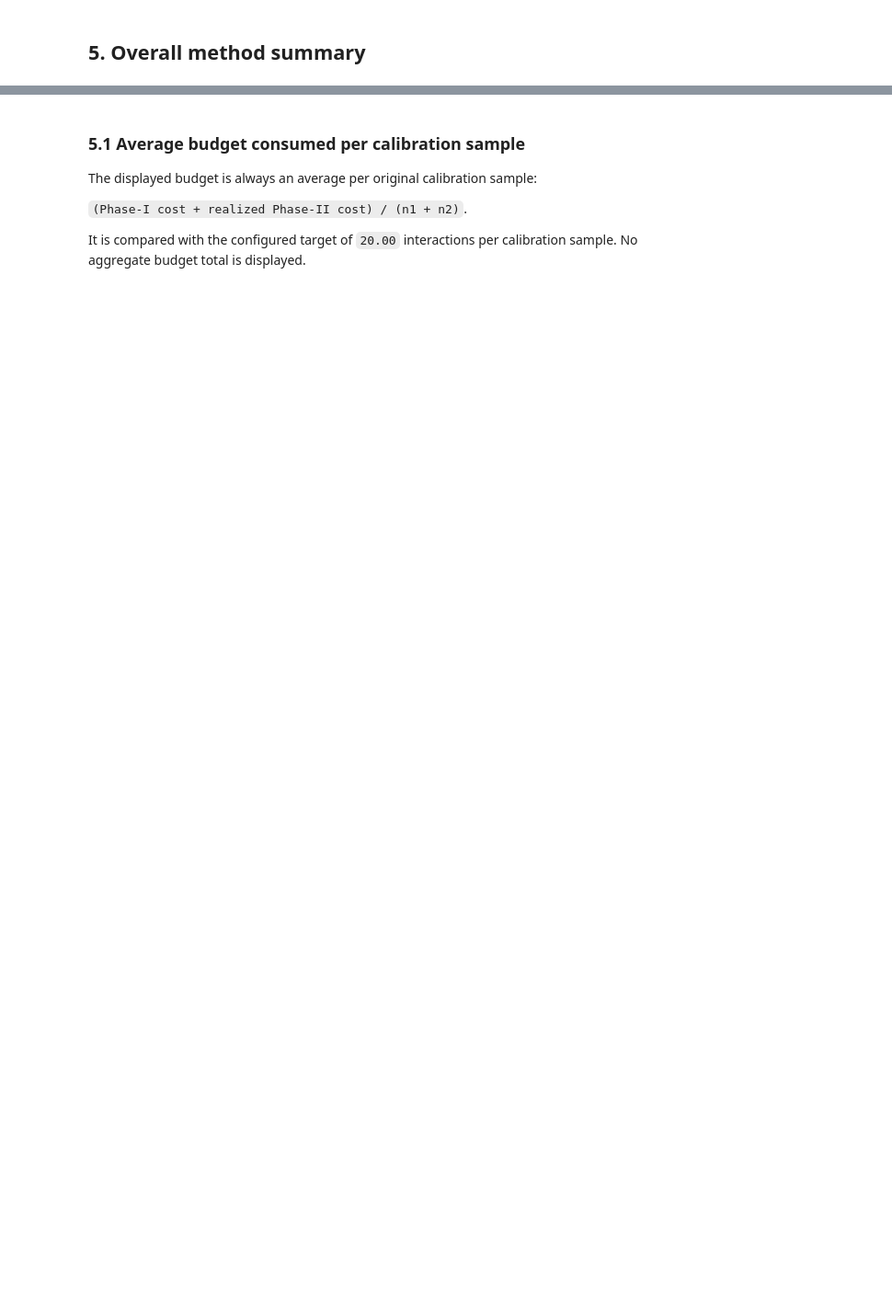
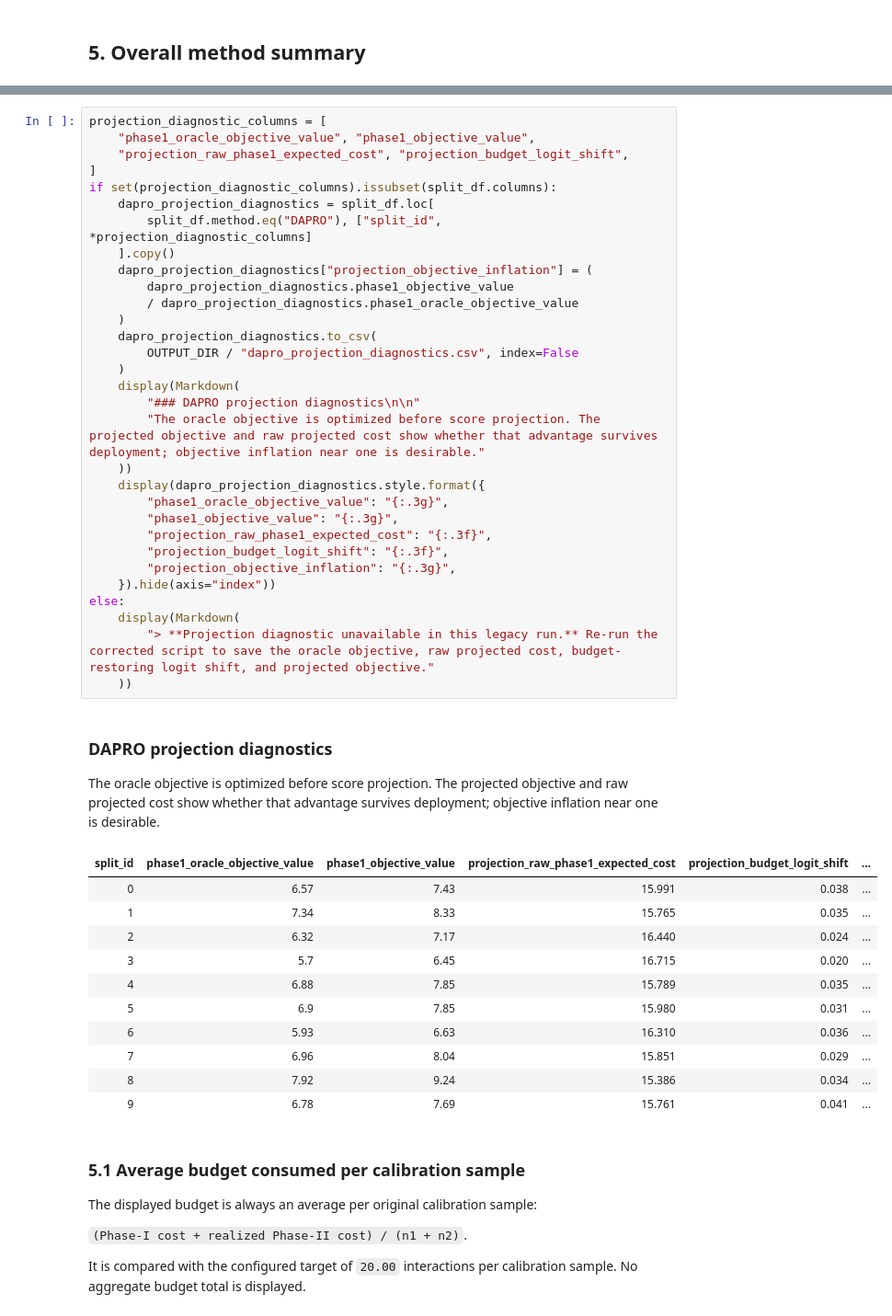
Before and after one commit to Shai128/dapro_rebuttal, a Jupyter notebook: notebooks/phase1_optimization_ablation_analysis.ipynb, the cells around one changed output, grey strips where cells are left out. Shown at 92% size. Drawn from its saved outputs; the diff is of its cells as text; blank space fills up the shorter version.

```diff
--- a/notebooks/phase1_optimization_ablation_analysis.ipynb
+++ b/notebooks/phase1_optimization_ablation_analysis.ipynb
@@ -593,3 +680,49 @@ display(Markdown(
+# %%
+projection_diagnostic_columns = [
+    "phase1_oracle_objective_value", "phase1_objective_value",
+    "projection_raw_phase1_expected_cost", "projection_budget_logit_shift",
+]
+if set(projection_diagnostic_columns).issubset(split_df.columns):
+    dapro_projection_diagnostics = split_df.loc[
+        split_df.method.eq("DAPRO"), ["split_id", *projection_diagnostic_columns]
+    ].copy()
+    dapro_projection_diagnostics["projection_objective_inflation"] = (
+        dapro_projection_diagnostics.phase1_objective_value
+        / dapro_projection_diagnostics.phase1_oracle_objective_value
+    )
+    dapro_projection_diagnostics.to_csv(
+        OUTPUT_DIR / "dapro_projection_diagnostics.csv", index=False
+    )
+    display(Markdown(
+        "### DAPRO projection diagnostics\n\n"
+        "The oracle objective is optimized before score projection. The projected objective and raw projected cost show whether that advantage survives deployment; objective inflation near one is desirable."
+    ))
+    display(dapro_projection_diagnostics.style.format({
+        "phase1_oracle_objective_value": "{:.3g}",
+        "phase1_objective_value": "{:.3g}",
+        "projection_raw_phase1_expected_cost": "{:.3f}",
+        "projection_budget_logit_shift": "{:.3f}",
+        "projection_objective_inflation": "{:.3g}",
+    }).hide(axis="index"))
+else:
+    display(Markdown(
+        "> **Projection diagnostic unavailable in this legacy run.** Re-run the corrected script to save the oracle objective, raw projected cost, budget-restoring logit shift, and projected objective."
+    ))
+# %% [output]
+### DAPRO projection diagnostics
+
+The oracle objective is optimized before score projection. The projected objective and raw projected cost show whether that advantage survives deployment; objective inflation near one is desirable.
+| split_id | phase1_oracle_objective_value | phase1_objective_value | projection_raw_phase1_expected_cost | projection_budget_logit_shift | ... |
+| 0 | 6.57 | 7.43 | 15.991 | 0.038 | ... |
+| 1 | 7.34 | 8.33 | 15.765 | 0.035 | ... |
+| 2 | 6.32 | 7.17 | 16.440 | 0.024 | ... |
+| 3 | 5.7 | 6.45 | 16.715 | 0.020 | ... |
+| 4 | 6.88 | 7.85 | 15.789 | 0.035 | ... |
+| 5 | 6.9 | 7.85 | 15.980 | 0.031 | ... |
+| 6 | 5.93 | 6.63 | 16.310 | 0.036 | ... |
+| 7 | 6.96 | 8.04 | 15.851 | 0.029 | ... |
+| 8 | 7.92 | 9.24 | 15.386 | 0.034 | ... |
+| 9 | 6.78 | 7.69 | 15.761 | 0.041 | ... |
 # %% [markdown]
 ### 5.1 Average budget consumed per calibration sample
 
```
Also changed, not shown: parts of 24 cells of this notebook, 10 other files.
